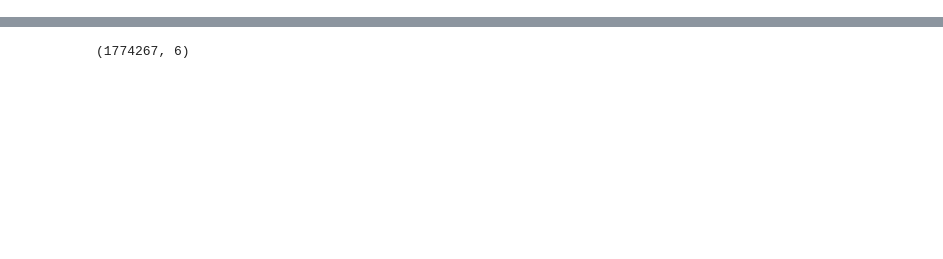
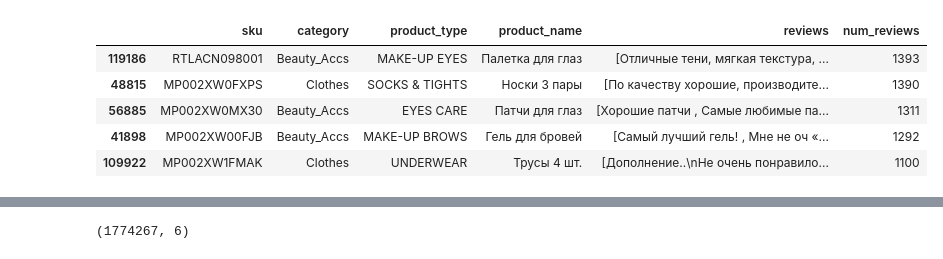
Before and after one commit to adaniarov/bootcamp-lamoda, a Jupyter notebook: notebooks/01 experiment.ipynb, the cells around one changed output, grey strips where cells are left out. Drawn from its saved outputs; the diff is of its cells as text; code cells hidden in the pictures; blank space fills up the shorter version.

```diff
--- a/notebooks/01 experiment.ipynb
+++ b/notebooks/01 experiment.ipynb
@@ -98,12 +103,63 @@ KeyboardInterrupt:
 # %%
 # ============================================================================
-# LOAD DATA
+# ШАГ 0: ИСХОДНЫЕ ДАННЫЕ
 # ============================================================================
+# Объекты: sku_id, category, product_type, reviews
 
+print("="*80)
+print("ШАГ 0: ЗАГРУЗКА И ПОДГОТОВКА ДАННЫХ")
+print("="*80)
+
+# Загружаем данные
 print("Loading data...")
-df = pd.read_csv(FILE_PATH)
-print(f"Loaded {len(df)} reviews")
-print(f"Unique products: {df['product_sku'].nunique()}")
-print(f"Categories: {df['good_type'].unique()}")
-print(f"Subtypes: {df['good_subtype'].nunique()} unique subtypes")
-df.head()
+df_raw = pd.read_csv(FILE_PATH)
+print(f"Loaded {len(df_raw)} reviews")
+print(f"Unique products: {df_raw['product_sku'].nunique()}")
+print(f"Categories: {df_raw['good_type'].unique()}")
+
+# Группируем по продуктам и формируем структуру данных
+print("\nPreparing data structure...")
+products_data = []
+
+for sku, group in df_raw.groupby('product_sku'):
+    # Собираем отзывы для продукта
+    reviews = group['comment_text'].dropna().tolist()
+
+    if len(reviews) < 3:  # Минимум 3 отзыва для анализа
+        continue
+
+    # Получаем категорию и подтип
+    category = group['good_type'].iloc[0] if 'good_type' in group.columns else None
+    product_type = group['good_subtype'].iloc[0] if 'good_subtype' in group.columns else None
+    product_name = group['name'].iloc[0] if 'name' in group.columns else None
+
+    products_data.append({
+        'sku': sku,
+        'category': category,
+        'product_type': product_type,
+        'product_name': product_name,
+        'reviews': reviews,
+        'num_reviews': len(reviews)
+    })
+
+# Создаем DataFrame
+df_products = pd.DataFrame(products_data)
+print(f"✓ Prepared {len(df_products)} products with at least 3 reviews")
+
+# Для тестирования можно использовать подмножество
+USE_SUBSET = True
+if USE_SUBSET:
+    # Берем топ-50 продуктов по количеству отзывов
+    df_products = df_products.nlargest(50, 'num_reviews')
+    print(f"Using subset: {len(df_products)} products for testing")
+
+print(f"\nExample product structure:")
+example = df_products.iloc[0]
+print(f"  SKU: {example['sku']}")
+print(f"  Category: {example['category']}")
+print(f"  Product Type: {example['product_type']}")
+print(f"  Reviews: {example['num_reviews']}")
+print(f"  Sample review: {example['reviews'][0][:80]}...")
+
+df_products.head()
+# %% [output]
@@ -110,2 +185,8 @@ df.head()
+|  | sku | category | product_type | product_name | reviews | num_reviews |
+| 119186 | RTLACN098001 | Beauty_Accs | MAKE-UP EYES | Палетка для глаз | [Отличные тени, мягкая текстура, ... | 1393 |
+| 48815 | MP002XW0FXPS | Clothes | SOCKS & TIGHTS | Носки 3 пары | [По качеству хорошие, производите... | 1390 |
+| 56885 | MP002XW0MX30 | Beauty_Accs | EYES CARE | Патчи для глаз | [Хорошие патчи , Самые любимые па... | 1311 |
+| 41898 | MP002XW00FJB | Beauty_Accs | MAKE-UP BROWS | Гель для бровей | [Самый лучший гель! , Мне не оч «... | 1292 |
+| 109922 | MP002XW1FMAK | Clothes | UNDERWEAR | Трусы 4 шт. | [Дополнение..\nНе очень понравило... | 1100 |
 # %%
 # ============================================================================
```
Also changed, not shown: parts of 18 cells of this notebook, 14 other files.
